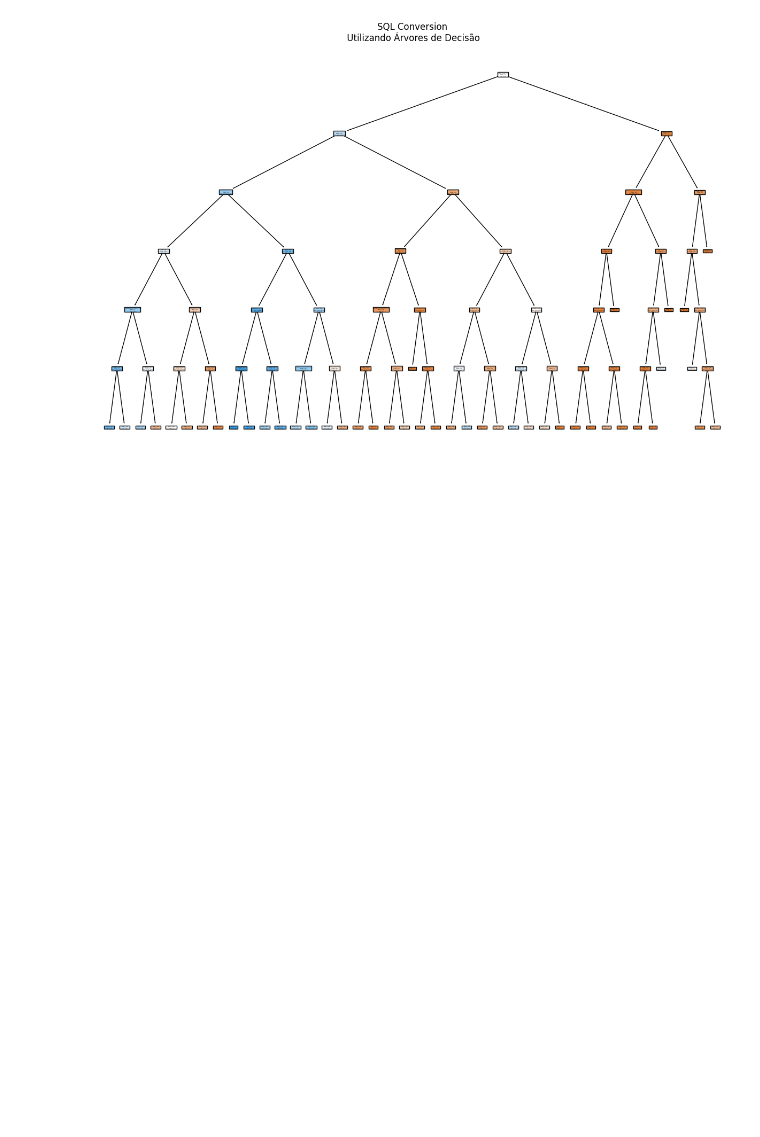
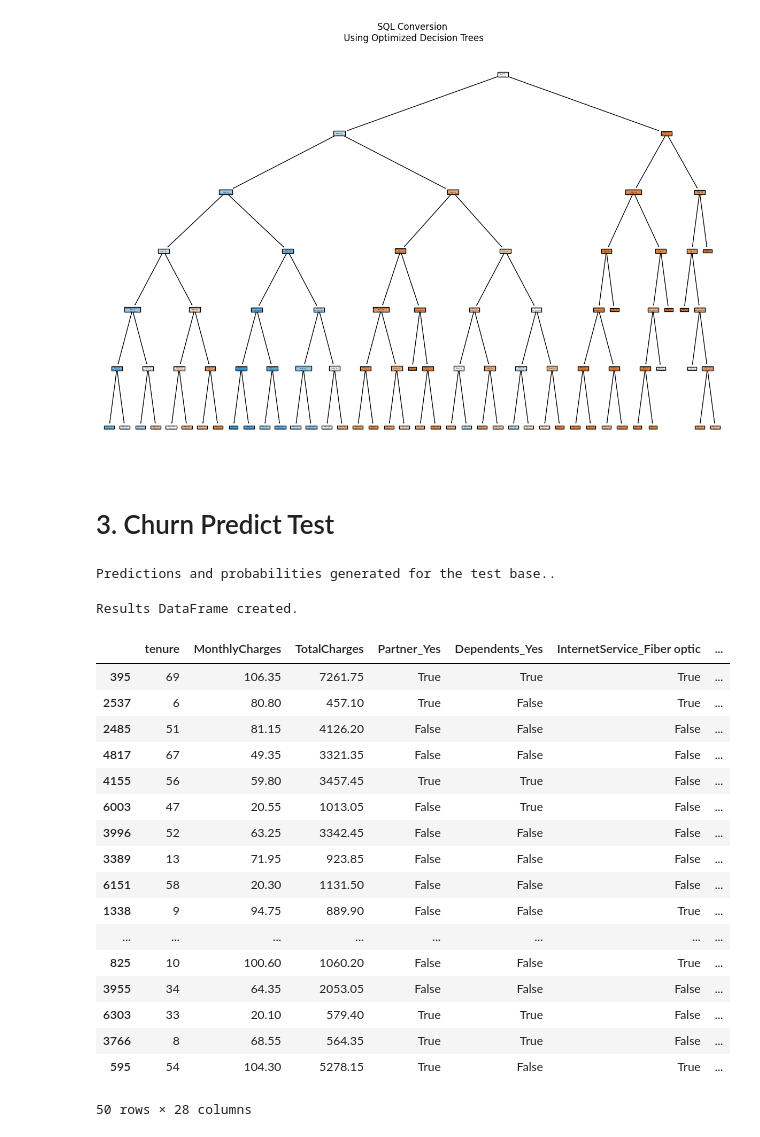
Before and after one commit to fabionguedes/Churn-Prediction, a Jupyter notebook: notebooks/dt_model.ipynb, the cells around one changed output. Saved outputs shown, nothing was run; the diff lists cells and outputs as text; code cells hidden in the pictures; blank space fills up the shorter version.

```diff
--- a/notebooks/dt_model.ipynb
+++ b/notebooks/dt_model.ipynb
@@ -248,2 +254,44 @@ plt.title("SQL Conversion\n Utilizando Árvores de Decisão");
 # %% [output]
 [figure]
+# %% [markdown]
+# 3. Churn Predict Test
+# %%
+# Make the predictions and probabilities in X_test using the best model found.
+previsoes_finais = best_model.predict(X_test)
+probabilidades = best_model.predict_proba(X_test)
+probabilidade_churn = probabilidades[:, 1]
+print("Predictions and probabilities generated for the test base..")
+# %% [output]
+Predictions and probabilities generated for the test base..
+# %%
+# Create the Results DataFrame
+df_resultados = X_test.copy()
+df_resultados['Real_Churn'] = y_test
+df_resultados['Predict_Churn'] = previsoes_finais
+df_resultados['Churn_Probability'] = probabilidade_churn
+df_resultados['Churn_Probability'] = df_resultados['Churn_Probability'].round(4)
+
+print("\nResults DataFrame created.")
+# %% [output]
+Results DataFrame created.
+# %%
+df_resultados.head(50)
+# %% [output]
+|  | tenure | MonthlyCharges | TotalCharges | Partner_Yes | Dependents_Yes | InternetService_Fiber optic | ... |
+| 395 | 69 | 106.35 | 7261.75 | True | True | True | ... |
+| 2537 | 6 | 80.80 | 457.10 | True | False | True | ... |
+| 2485 | 51 | 81.15 | 4126.20 | False | False | False | ... |
+| 4817 | 67 | 49.35 | 3321.35 | False | False | False | ... |
+| 4155 | 56 | 59.80 | 3457.45 | True | True | False | ... |
+| 6003 | 47 | 20.55 | 1013.05 | False | True | False | ... |
+| 3996 | 52 | 63.25 | 3342.45 | False | False | False | ... |
+| 3389 | 13 | 71.95 | 923.85 | False | False | False | ... |
+| 6151 | 58 | 20.30 | 1131.50 | False | False | False | ... |
+| 1338 | 9 | 94.75 | 889.90 | False | False | True | ... |
+| ... | ... | ... | ... | ... | ... | ... | ... |
+| 825 | 10 | 100.60 | 1060.20 | False | False | True | ... |
+| 3955 | 34 | 64.35 | 2053.05 | False | False | False | ... |
+| 6303 | 33 | 20.10 | 579.40 | True | True | False | ... |
+| 3766 | 8 | 68.55 | 564.35 | True | True | False | ... |
+| 595 | 54 | 104.30 | 5278.15 | True | False | True | ... |
+50 rows × 28 columns
```
Also changed, not shown: parts of 10 cells of this notebook.
